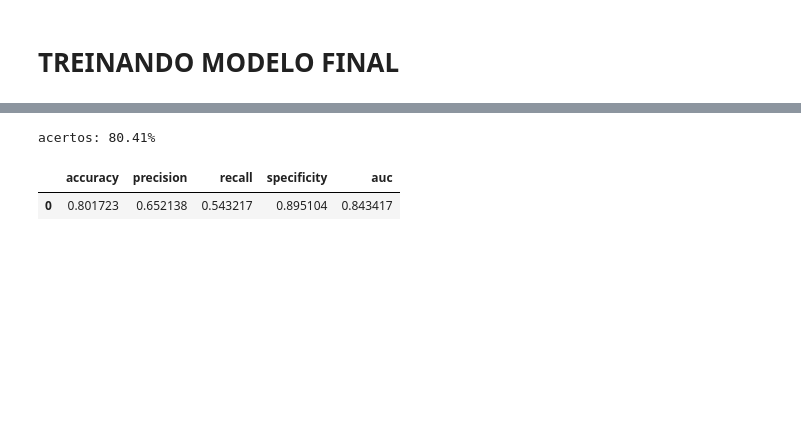
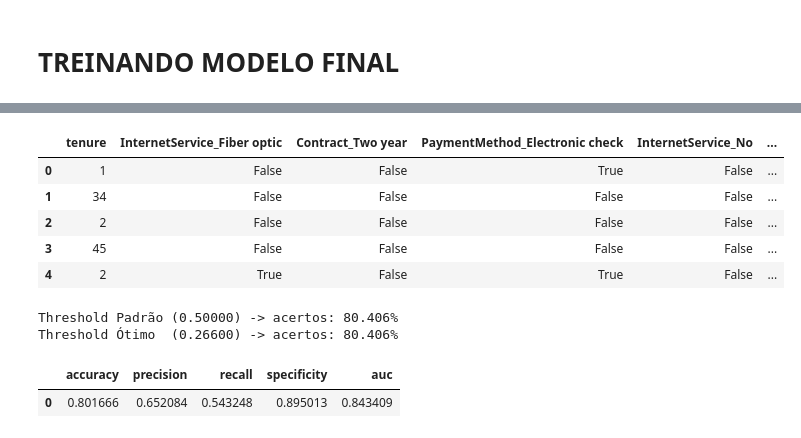
Before and after one commit to KlaussMarchi/DataScience, a Jupyter notebook: Telecom/2 - Model.ipynb, the cells around one changed output, grey strips where cells are left out. Drawn from its saved outputs; the diff is of its cells as text; code cells hidden in the pictures; blank space fills up the shorter version.

```diff
--- a/Telecom/2 - Model.ipynb
+++ b/Telecom/2 - Model.ipynb
@@ -532,19 +555,51 @@ model.get_params()
  'model__verbose': 0,
  'model__warm_start': False}
 # %%
-df['prediction'] = model.predict(xData)
-print(f'acertos: {100*(df.prediction == df.Churn).sum()/len(df):.2f}%')
+df.head()
 # %% [output]
-acertos: 80.41%
+|  | tenure | InternetService_Fiber optic | Contract_Two year | PaymentMethod_Electronic check | InternetService_No | ... |
+| 0 | 1 | False | False | True | False | ... |
+| 1 | 34 | False | False | False | False | ... |
+| 2 | 2 | False | False | False | False | ... |
+| 3 | 45 | False | False | False | False | ... |
+| 4 | 2 | True | False | True | False | ... |
 # %%
-data = {
-    'model': model,
-    'params': model.get_params(),
-    'K_CV': K_CV,
-    'results': analyser.info()
-}
+y_proba = model.predict_proba(xData)[:, 1]
+fpr, tpr, thresholds = roc_curve(yData, y_proba)
 
-pd.DataFrame([data['results']])
+J  = (tpr - fpr)
+ix = np.argmax(J)
+best_thresh = thresholds[ix]
+
+def getTresh(tresh_value):
+    preds   = (y_proba >= tresh_value).astype(int)
+    acertos = (preds == df[TARGET]).mean()
+    return (acertos*100)
+
+acc_padrao = getTresh(0.5)
+acc_best   = getTresh(best_thresh)
+
+if acc_best < acc_padrao:
+    acc_best = acc_padrao
+
+print(f'Threshold Padrão (0.50000) -> acertos: {acc_padrao:.3f}%')
+print(f'Threshold Ótimo  ({best_thresh:.5f}) -> acertos: {acc_best:.3f}%')
+
+df['model']  = (y_proba >= best_thresh).astype(int)
+df['result'] = df['model'] # Atualiza coluna result
 # %% [output]
-|  | accuracy | precision | recall | specificity | auc |
-| 0 | 0.801723 | 0.652138 | 0.543217 | 0.895104 | 0.843417 |
+Threshold Padrão (0.50000) -> acertos: 80.406%
+Threshold Ótimo  (0.26600) -> acertos: 80.406%
+# %%
+data = {
+    'model': str(model.named_steps.get('model')).split('(')[0],
+    'params': model.get_params(),
+    'K_CV': K_CV,
+    'variables': list(xData.columns),
+    'results': analyser.info()
+}
+
+pd.DataFrame([data['results']])
+# %% [output]
+|  | accuracy | precision | recall | specificity | auc |
+| 0 | 0.801666 | 0.652084 | 0.543248 | 0.895013 | 0.843409 |
```
Also changed, not shown: parts of 10 cells of this notebook, 41 other files.
